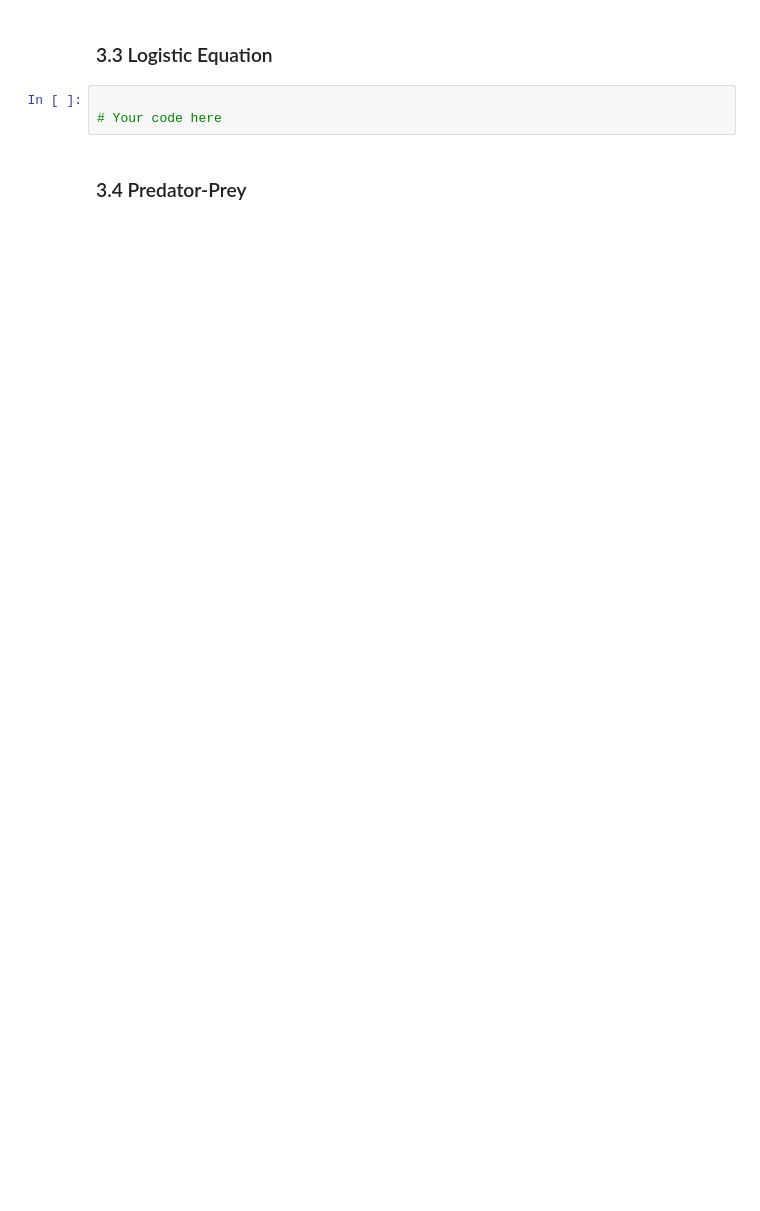
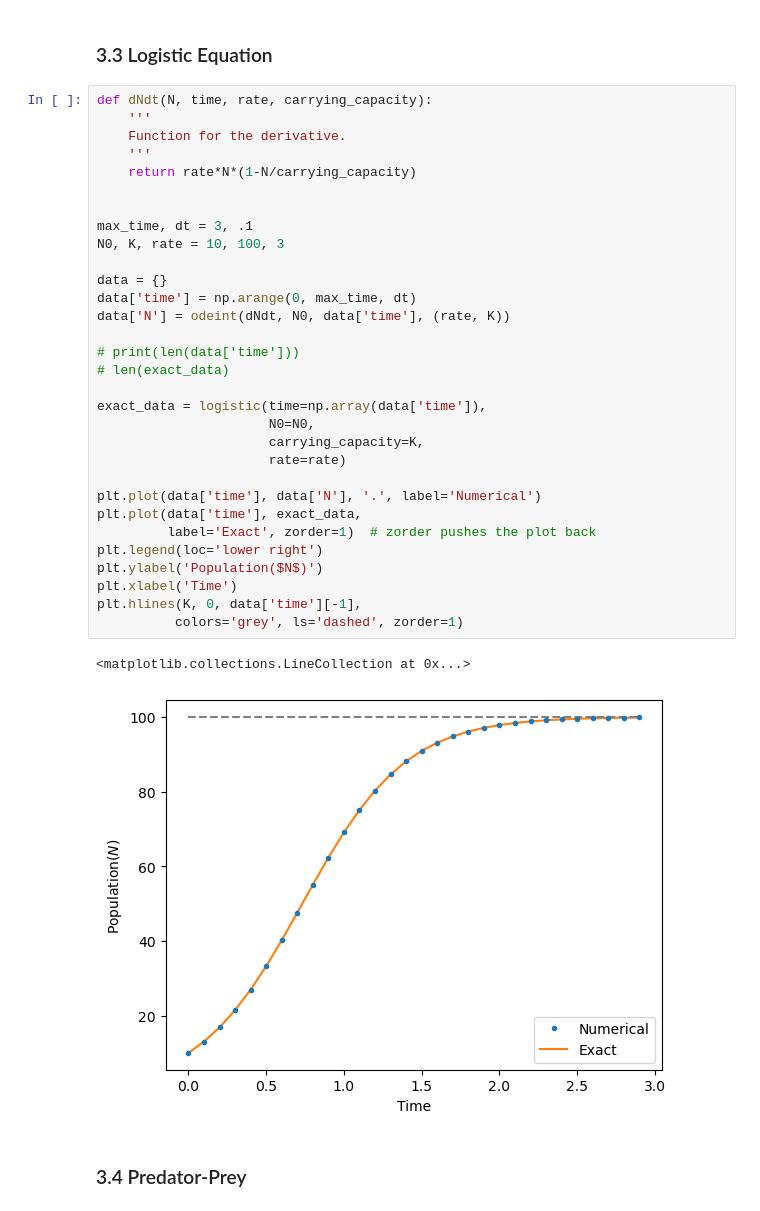
Before and after one commit to SPS-SP2273/learning-portfolio-e0967903, a Jupyter notebook: numerical solutions/numerical_solutions_(good).ipynb, the cells around one changed output. Drawn from its saved outputs; the diff is of its cells as text; blank space fills up the shorter version.

Commit message:
completed numerical solutions (good)

```diff
--- a/numerical solutions/numerical_solutions_(good).ipynb
+++ b/numerical solutions/numerical_solutions_(good).ipynb
@@ -124,8 +207,39 @@ plt.hlines(K, 0, data['time'][-1],
 # %% [markdown]
 ### 3.3 Logistic Equation
 # %%
+def dNdt(N, time, rate, carrying_capacity):
+    '''
+    Function for the derivative.
+    '''
+    return rate*N*(1-N/carrying_capacity)
 
-# Your code here
+
+max_time, dt = 3, .1
+N0, K, rate = 10, 100, 3
+
+data = {}
+data['time'] = np.arange(0, max_time, dt)
+data['N'] = odeint(dNdt, N0, data['time'], (rate, K))
+
+# print(len(data['time']))
+# len(exact_data)
+
+exact_data = logistic(time=np.array(data['time']),
+                      N0=N0,
+                      carrying_capacity=K,
+                      rate=rate)
+
+plt.plot(data['time'], data['N'], '.', label='Numerical')
+plt.plot(data['time'], exact_data,
+         label='Exact', zorder=1)  # zorder pushes the plot back
+plt.legend(loc='lower right')
+plt.ylabel('Population($N$)')
+plt.xlabel('Time')
+plt.hlines(K, 0, data['time'][-1],
+          colors='grey', ls='dashed', zorder=1)
+# %% [output]
+<matplotlib.collections.LineCollection at 0x...>
+[figure, added]
 # %% [markdown]
 ### 3.4 Predator-Prey
 # %%
```
Also changed, not shown: parts of 7 cells of this notebook.
